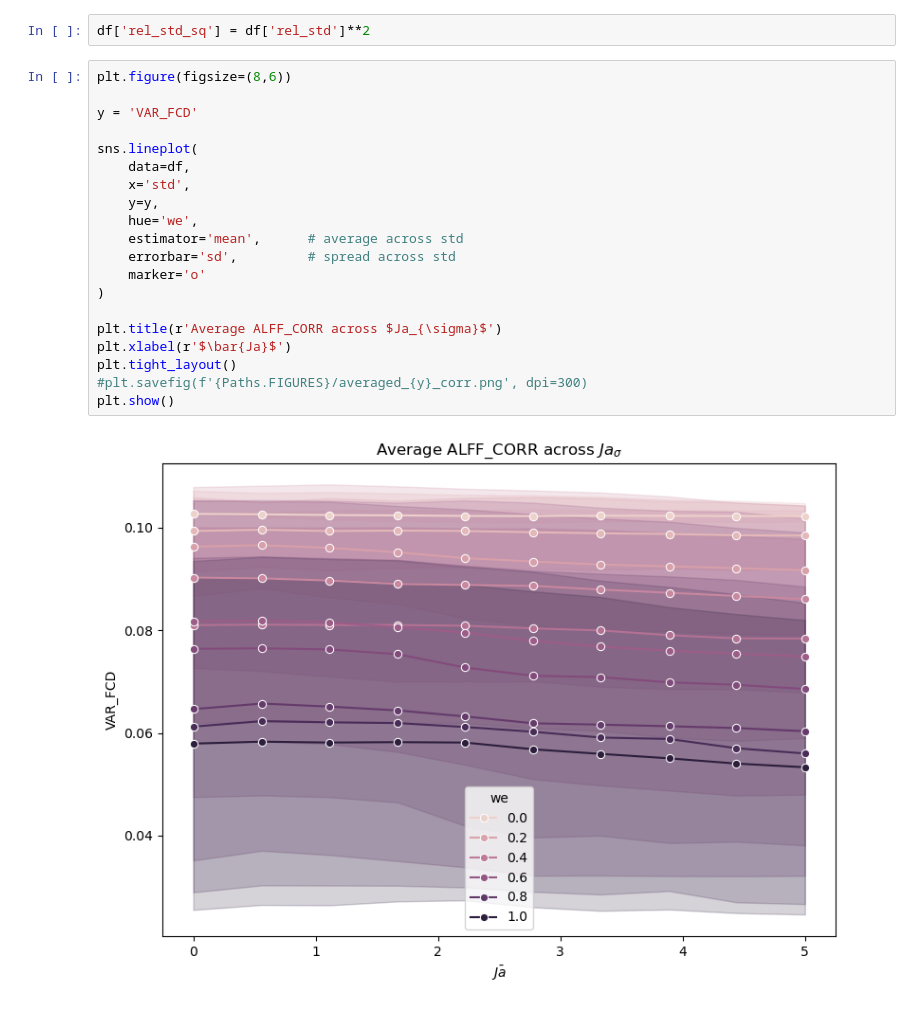
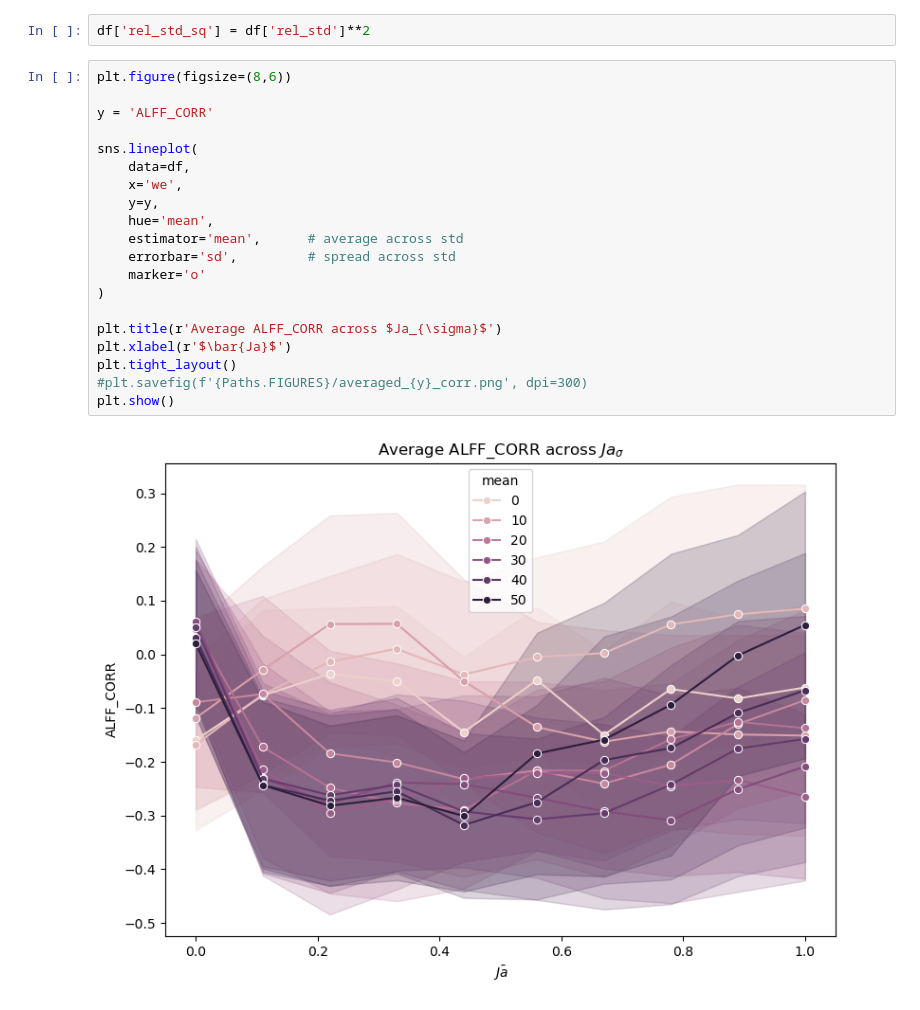
Before and after one commit to giapre/GMV, a Jupyter notebook: notebooks/plot_features_and_demo.ipynb, the cells around one changed output. Drawn from its saved outputs; the diff is of its cells as text.

```diff
--- a/notebooks/plot_features_and_demo.ipynb
+++ b/notebooks/plot_features_and_demo.ipynb
@@ -150,25 +150,25 @@ df['rel_std_sq'] = df['rel_std']**2
 # %%
 plt.figure(figsize=(8,6))
 
-y = 'VAR_FCD'
+y = 'ALFF_CORR'
 
 sns.lineplot(
     data=df,
-    x='std',
+    x='we',
     y=y,
-    hue='we',
+    hue='mean',
     estimator='mean',      # average across std
     errorbar='sd',         # spread across std
     marker='o'
 )
 
 plt.title(r'Average ALFF_CORR across $Ja_{\sigma}$')
 plt.xlabel(r'$\bar{Ja}$')
 plt.tight_layout()
 #plt.savefig(f'{Paths.FIGURES}/averaged_{y}_corr.png', dpi=300)
 plt.show()
 # %% [output]
-[figure, old version]
+[figure, new version]
 # %%
 import matplotlib.pyplot as plt
 import seaborn as sns
```
Also changed, not shown: parts of 5 cells of this notebook, 2 other files.
